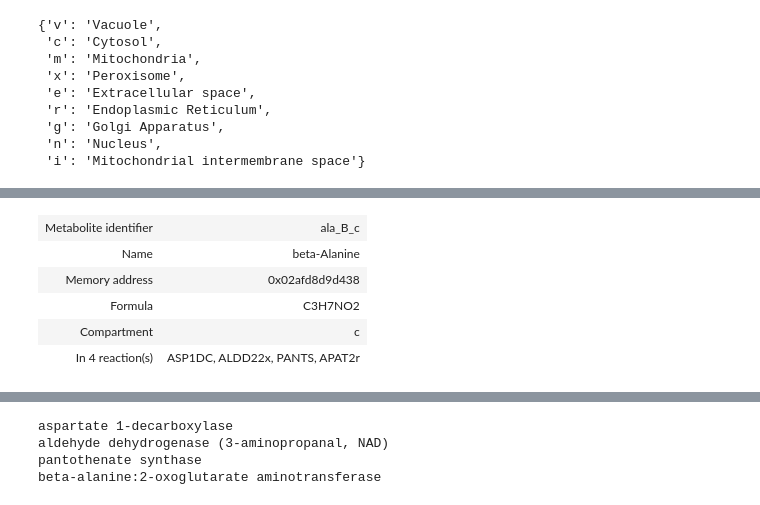
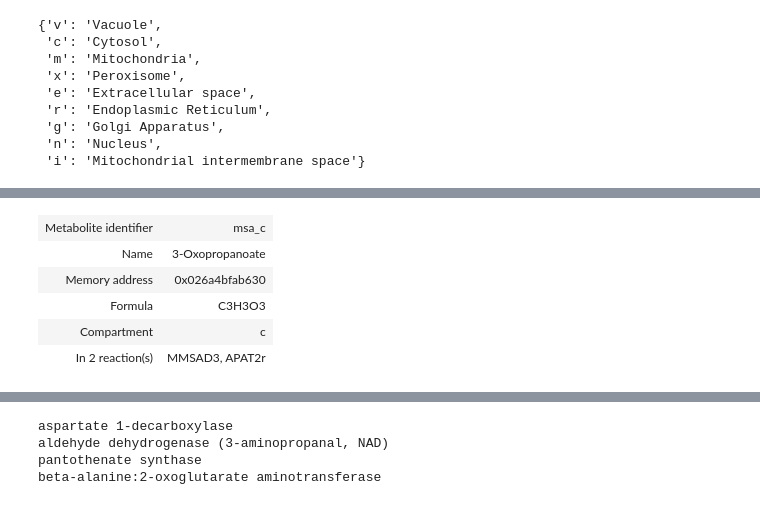
Before and after one commit to 27410/group-assignment-2021-group-8-malonic-acid-in-k-phaffii, a Jupyter notebook: models/Adjusted_models/iMT1026_exploring.ipynb, the cells around one changed output, grey strips where cells are left out. Drawn from its saved outputs; the diff is of its cells as text; code cells hidden in the pictures.

```diff
--- a/models/Adjusted_models/iMT1026_exploring.ipynb
+++ b/models/Adjusted_models/iMT1026_exploring.ipynb
@@ -51,9 +48,9 @@ ala_L_e L-Alanine
 # %%
-model.metabolites.ala_B_c
+model.metabolites.msa_c
 # %% [output]
-| Metabolite identifier | ala_B_c |
-| Name | beta-Alanine |
-| Memory address | 0x02afd8d9d438 |
-| Formula | C3H7NO2 |
+| Metabolite identifier | msa_c |
+| Name | 3-Oxopropanoate |
+| Memory address | 0x026a4bfab630 |
+| Formula | C3H3O3 |
 | Compartment | c |
-| In 4 reaction(s) | ASP1DC, ALDD22x, PANTS, APAT2r |
+| In 2 reaction(s) | MMSAD3, APAT2r |
```
Also changed, not shown: parts of 3 cells of this notebook, 2 other files.
